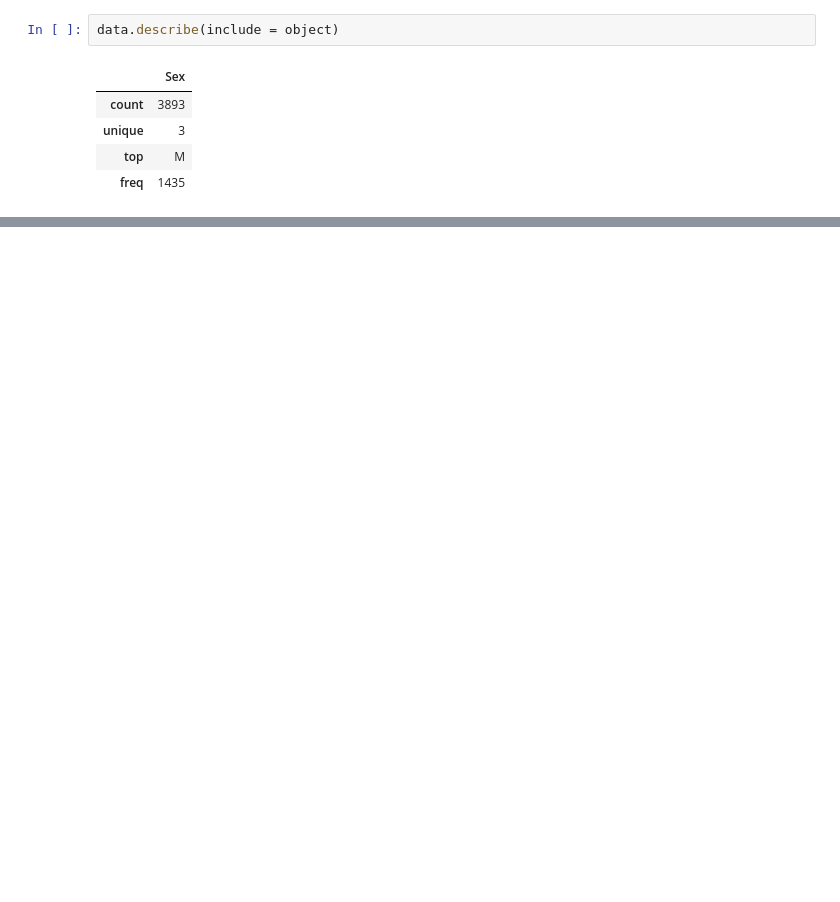
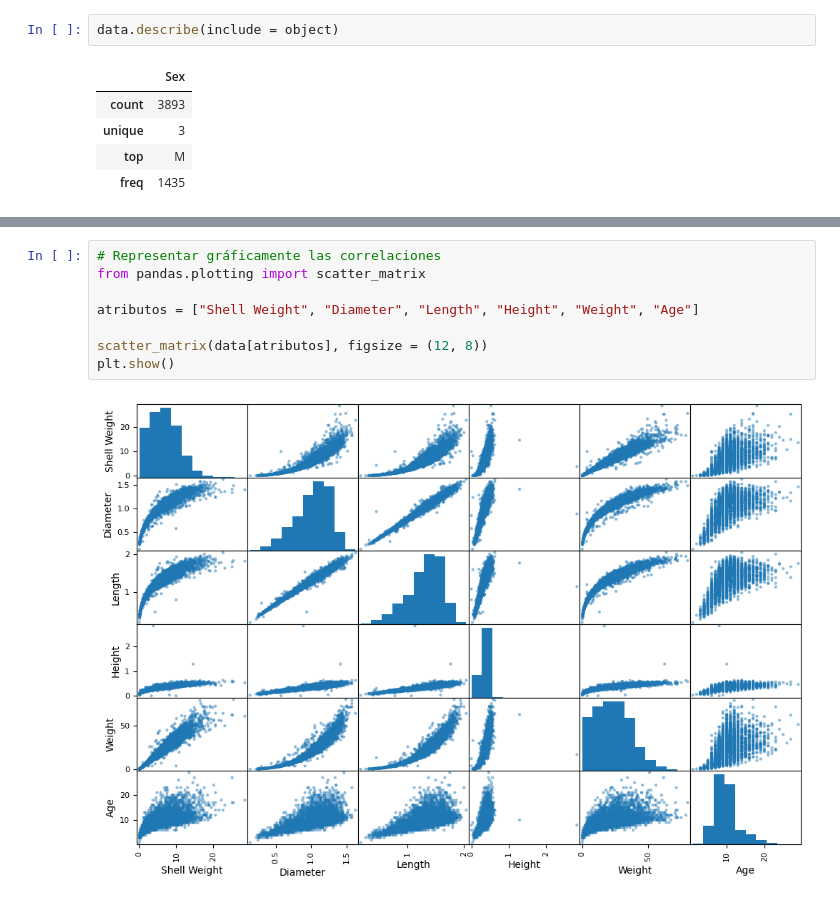
Before and after one commit to MathUPTC/CrabAge, a Jupyter notebook: Notebooks/eda_data.ipynb, the cells around one changed output, grey strips where cells are left out. Saved outputs shown, nothing was run; the diff lists cells and outputs as text; blank space fills up the shorter version.

```diff
--- a/Notebooks/eda_data.ipynb
+++ b/Notebooks/eda_data.ipynb
@@ -131,0 +227,10 @@ plt.show
+# %%
+# Representar gráficamente las correlaciones
+from pandas.plotting import scatter_matrix
+
+atributos = ["Shell Weight", "Diameter", "Length", "Height", "Weight", "Age"]
+
+scatter_matrix(data[atributos], figsize = (12, 8))
+plt.show()
+# %% [output]
+[figure, added]
```
Also changed, not shown: parts of 22 cells of this notebook.
